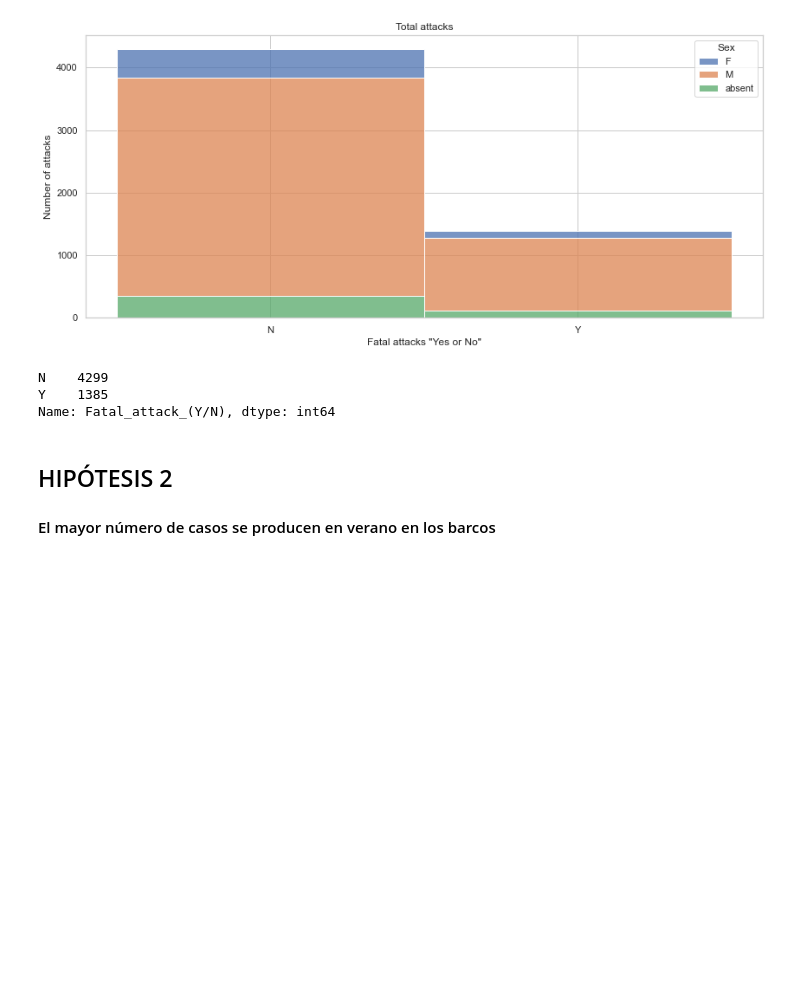
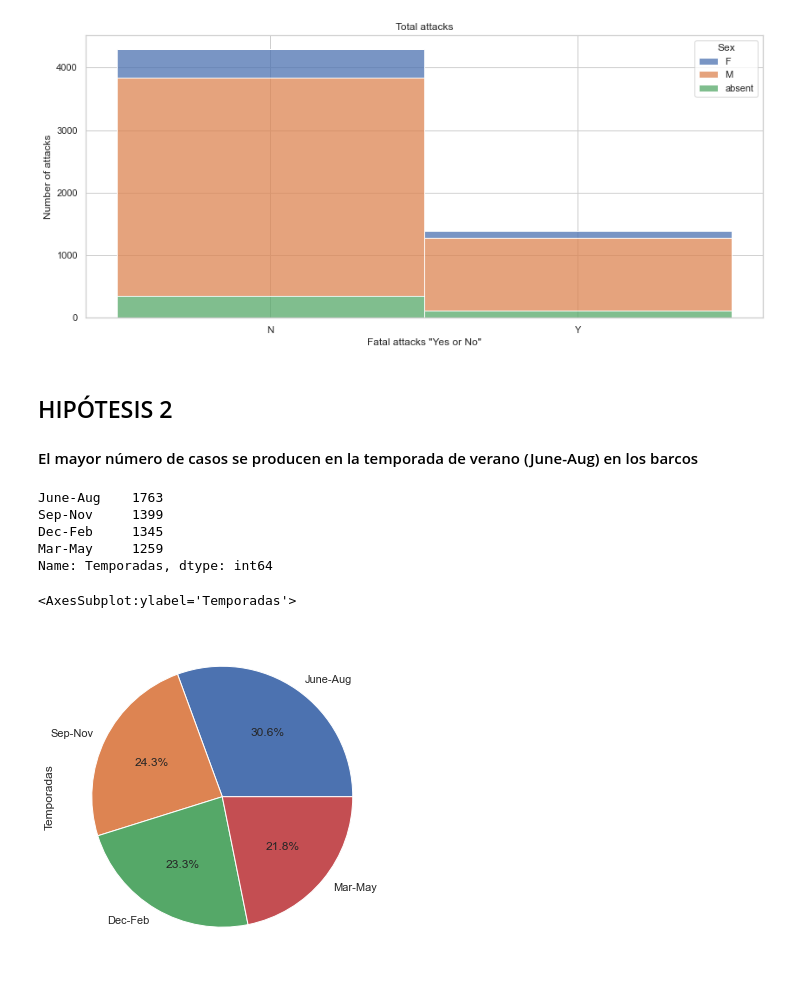
Before and after one commit to jaimecabanyes/Data-cleaning-pandas, a Jupyter notebook: Untitled1.ipynb, the cells around one changed output. Cells and saved outputs as stored; diff of their text form; code cells hidden in the pictures; blank space fills up the shorter version.

```diff
--- a/Untitled1.ipynb
+++ b/Untitled1.ipynb
@@ -88,15 +102,23 @@ plt.ylabel('Number of attacks')
 # %% [output]
 Text(0, 0.5, 'Number of attacks')
 [figure]
-# %%
-Y_N_df['Fatal_attack_(Y/N)'].value_counts()
-# %% [output]
-N    4299
-Y    1385
-Name: Fatal_attack_(Y/N), dtype: int64
 # %% [markdown]
 ## HIPÓTESIS 2
-#### El mayor número de casos se producen en verano en los barcos
+#### El mayor número de casos se producen en la temporada de verano (June-Aug) en los barcos
+# %%
+Tempo_df["Temporadas"].value_counts()
+# %% [output]
+June-Aug    1763
+Sep-Nov     1399
+Dec-Feb     1345
+Mar-May     1259
+Name: Temporadas, dtype: int64
+# %%
+datos = Tempo_df["Temporadas"].value_counts()
+datos.plot.pie(autopct="%.1f%%")
+# %% [output]
+<AxesSubplot:ylabel='Temporadas'>
+[figure, added]
 # %%
 x = sns.histplot(palette="colorblind", data=Tempo_df, x="Temporadas", hue="Type_of_accident", multiple="stack", kde=False);
 #Aplicar al dataframe nuevo con los absents eliminados
```
Also changed, not shown: parts of 13 cells of this notebook.
